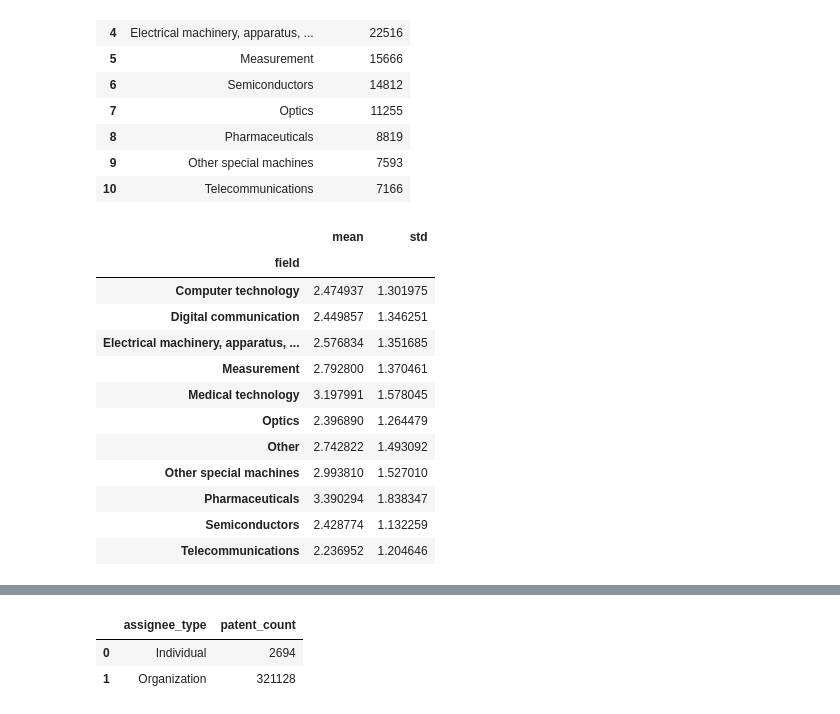
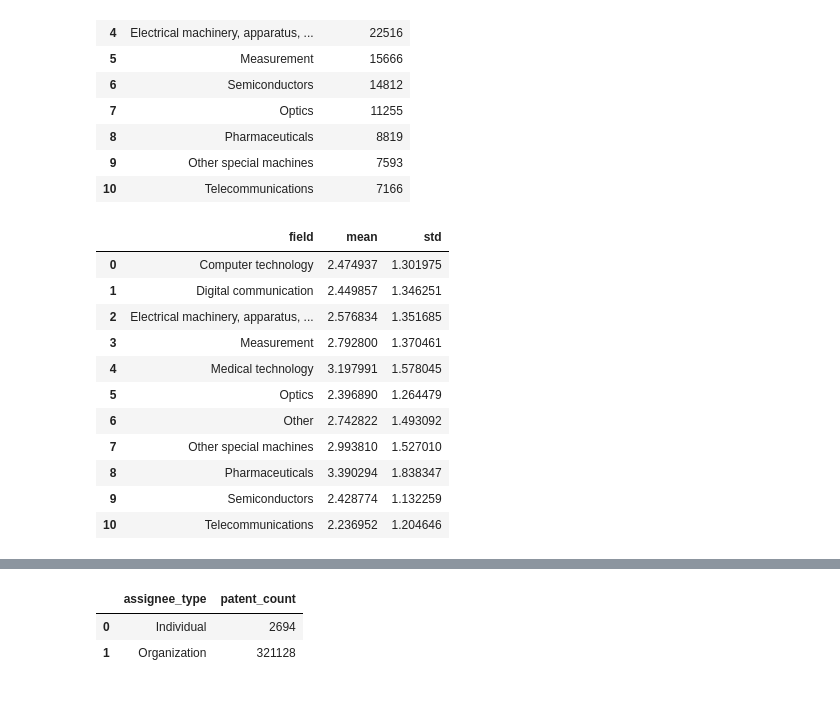
Before and after one commit to D-Rafiou/patent-analysis, a Jupyter notebook: analysis.ipynb, the cells around one changed output, grey strips where cells are left out. Cells and saved outputs as stored; diff of their text form; code cells hidden in the pictures.

```diff
--- a/analysis.ipynb
+++ b/analysis.ipynb
@@ -1,4 +1,10 @@
 # %%
 #reading data
 import pandas as pd
-patent_data = pd.read_csv("2023.csv")
+import seaborn as sns
+import matplotlib.pyplot as plt
+from scipy.stats import ttest_ind
+
+
+
+patent_data = pd.read_csv("2023.csv",low_memory=False)
@@ -66,20 +94,19 @@ fields
 | 9 | Other special machines | 7593 |
 | 10 | Telecommunications | 7166 |
 # %%
-# retrieve the data that we will use for the field comparisons
-field_Data = patent_data.groupby("field")["years_to_grant"].agg({"mean","std"})
+# make the data that we will use for the field
+field_Data = patent_data.groupby("field")["years_to_grant"].agg(mean = "mean", std = "std").reset_index()
 field_Data
 # %% [output]
-|  | mean | std |
-| field |  |  |
-| Computer technology | 2.474937 | 1.301975 |
-| Digital communication | 2.449857 | 1.346251 |
-| Electrical machinery, apparatus, ... | 2.576834 | 1.351685 |
-| Measurement | 2.792800 | 1.370461 |
-| Medical technology | 3.197991 | 1.578045 |
-| Optics | 2.396890 | 1.264479 |
-| Other | 2.742822 | 1.493092 |
-| Other special machines | 2.993810 | 1.527010 |
-| Pharmaceuticals | 3.390294 | 1.838347 |
-| Semiconductors | 2.428774 | 1.132259 |
-| Telecommunications | 2.236952 | 1.204646 |
+|  | field | mean | std |
+| 0 | Computer technology | 2.474937 | 1.301975 |
+| 1 | Digital communication | 2.449857 | 1.346251 |
+| 2 | Electrical machinery, apparatus, ... | 2.576834 | 1.351685 |
+| 3 | Measurement | 2.792800 | 1.370461 |
+| 4 | Medical technology | 3.197991 | 1.578045 |
+| 5 | Optics | 2.396890 | 1.264479 |
+| 6 | Other | 2.742822 | 1.493092 |
+| 7 | Other special machines | 2.993810 | 1.527010 |
+| 8 | Pharmaceuticals | 3.390294 | 1.838347 |
+| 9 | Semiconductors | 2.428774 | 1.132259 |
+| 10 | Telecommunications | 2.236952 | 1.204646 |
```
Also changed, not shown: parts of 10 cells of this notebook.
